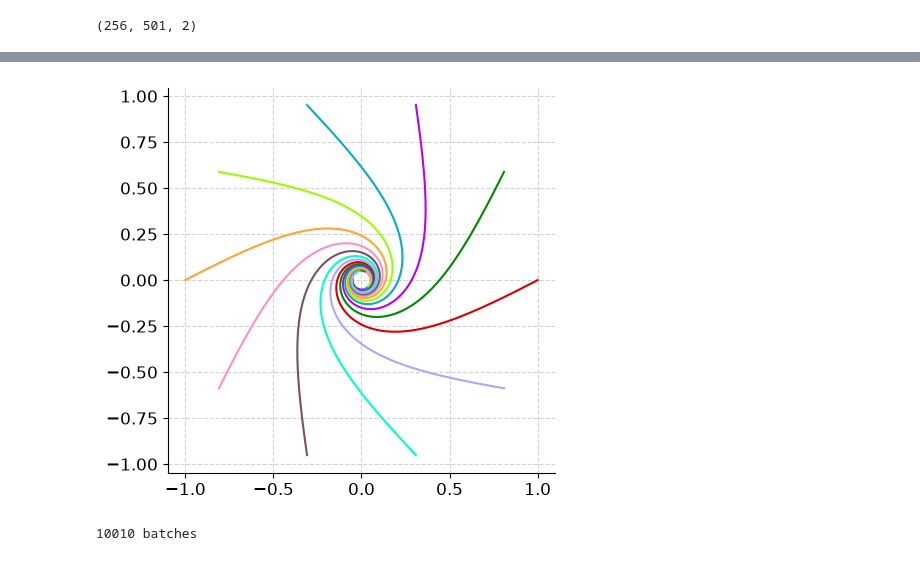
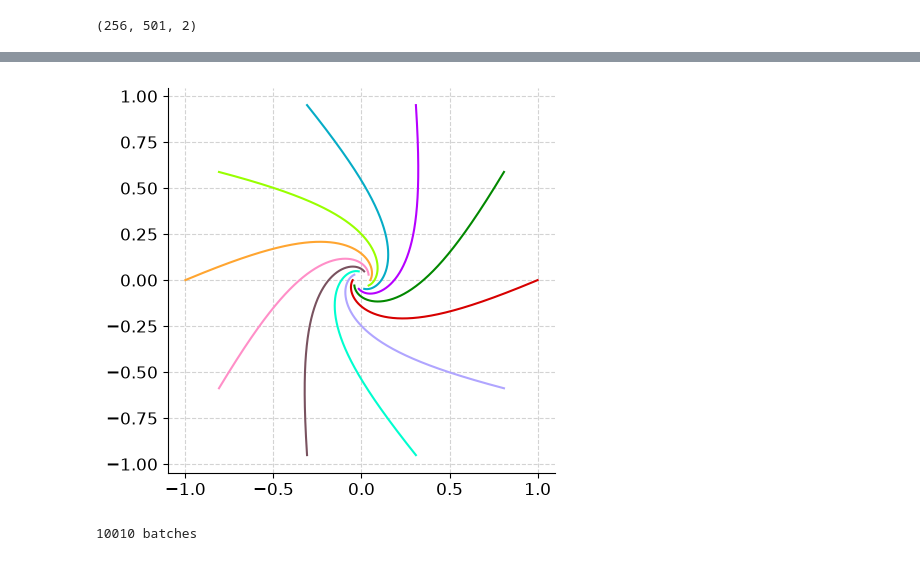
Before and after one commit to Jhko725/deep_isochron, a Jupyter notebook: prototype.ipynb, the cells around one changed output, grey strips where cells are left out. Cells and saved outputs as stored; diff of their text form; code cells hidden in the pictures.

```diff
--- a/prototype.ipynb
+++ b/prototype.ipynb
@@ -48,17 +48,17 @@ fig = plot_source_trajectories(source)
 # %%
 from deep_isochron.systems import WinfreeNormalForm
 
 
-ode = WinfreeNormalForm()
+ode = WinfreeNormalForm(a=-0.25)
 thetas = jnp.linspace(0, 2 * jnp.pi, 10, endpoint=False)
 
 isos = eqx.filter_vmap(lambda a: ode.isochron(a, jnp.linspace(0.05, 1.0, 1000)))(thetas)
 
 fig, ax = plt.subplots(1, 1, figsize=(5, 5))
 for iso in isos:
     ax.plot(*iso.T)
 # %% [output]
-[figure, old version]
+[figure, new version]
 # %%
 # the training loader: whole batches per element, one vectorized gather each (C9);
 # finite — every window once per epoch; num_steps sizes the run
```
Also changed, not shown: parts of 8 cells of this notebook, 1 other file.
